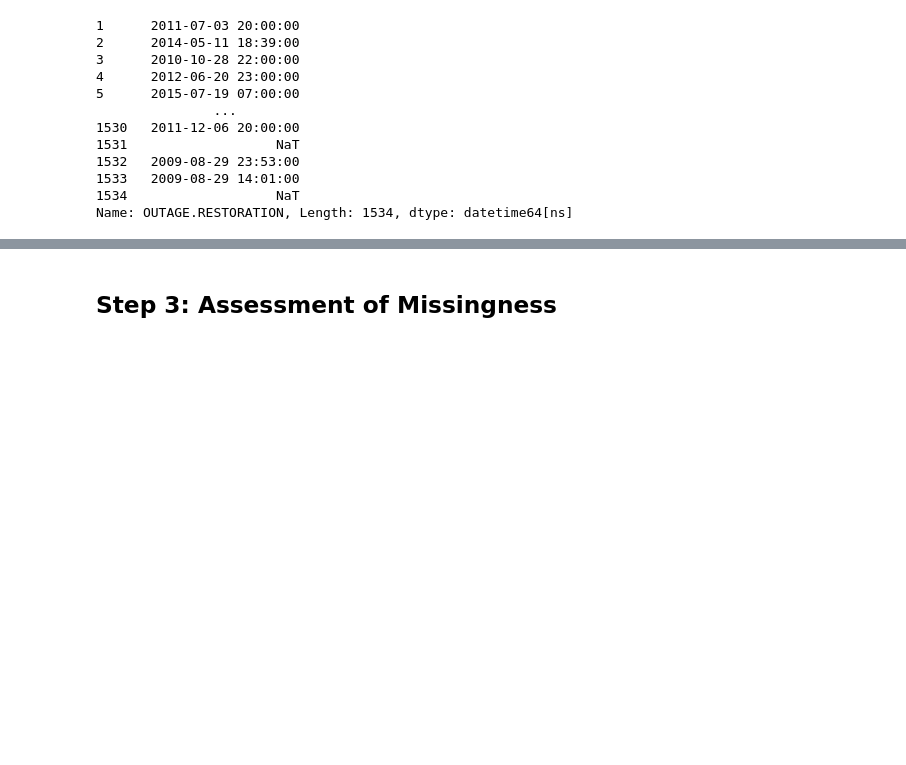
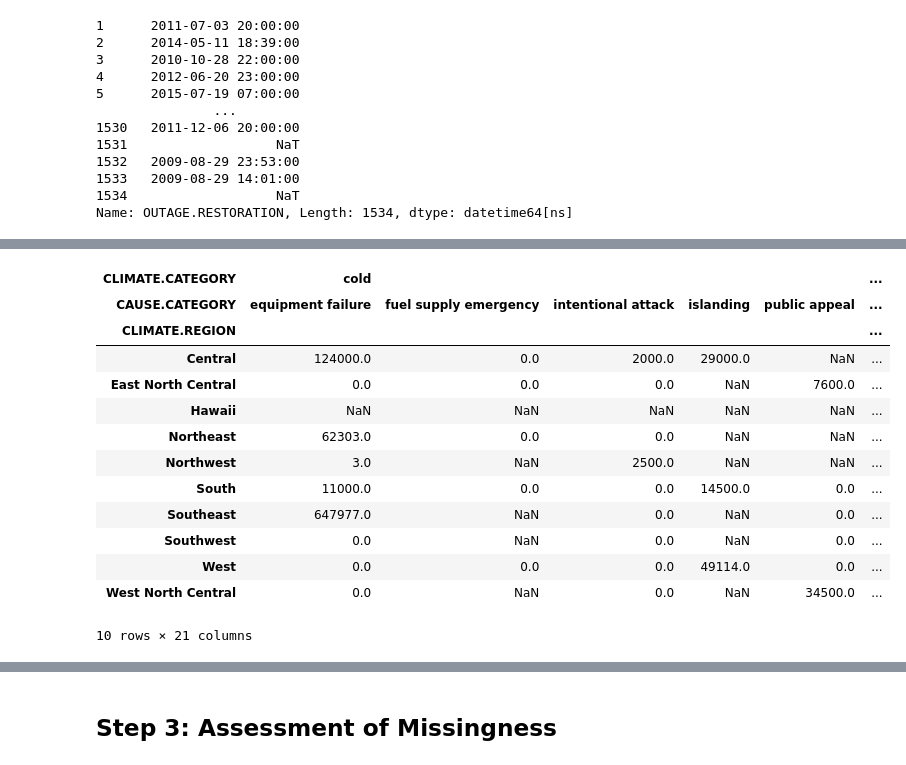
Before and after one commit to vhasthi/power_outages-project, a Jupyter notebook: template.ipynb, the cells around one changed output, grey strips where cells are left out. Drawn from its saved outputs; the diff is of its cells as text; code cells hidden in the pictures; blank space fills up the shorter version.

```diff
--- a/template.ipynb
+++ b/template.ipynb
@@ -159,0 +253,20 @@ fig1.show()
+# %%
+pd.pivot_table(df, index = 'CLIMATE.REGION',
+               values = 'CUSTOMERS.AFFECTED',
+               columns = ['CLIMATE.CATEGORY', 'CAUSE.CATEGORY'],
+                aggfunc = 'sum')
+# %% [output]
+| CLIMATE.CATEGORY | cold |  |  |  |  | ... |
+| CAUSE.CATEGORY | equipment failure | fuel supply emergency | intentional attack | islanding | public appeal | ... |
+| CLIMATE.REGION |  |  |  |  |  | ... |
+| Central | 124000.0 | 0.0 | 2000.0 | 29000.0 | NaN | ... |
+| East North Central | 0.0 | 0.0 | 0.0 | NaN | 7600.0 | ... |
+| Hawaii | NaN | NaN | NaN | NaN | NaN | ... |
+| Northeast | 62303.0 | 0.0 | 0.0 | NaN | NaN | ... |
+| Northwest | 3.0 | NaN | 2500.0 | NaN | NaN | ... |
+| South | 11000.0 | 0.0 | 0.0 | 14500.0 | 0.0 | ... |
+| Southeast | 647977.0 | NaN | 0.0 | NaN | 0.0 | ... |
+| Southwest | 0.0 | NaN | 0.0 | NaN | 0.0 | ... |
+| West | 0.0 | 0.0 | 0.0 | 49114.0 | 0.0 | ... |
+| West North Central | 0.0 | NaN | 0.0 | NaN | 34500.0 | ... |
+10 rows × 21 columns
```
Also changed, not shown: parts of 38 cells of this notebook, 1 other file.
